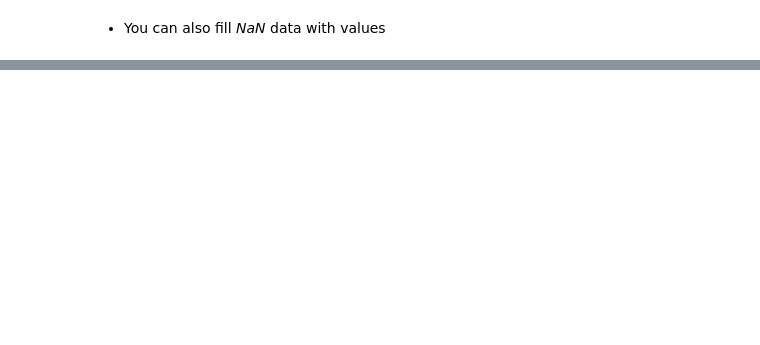
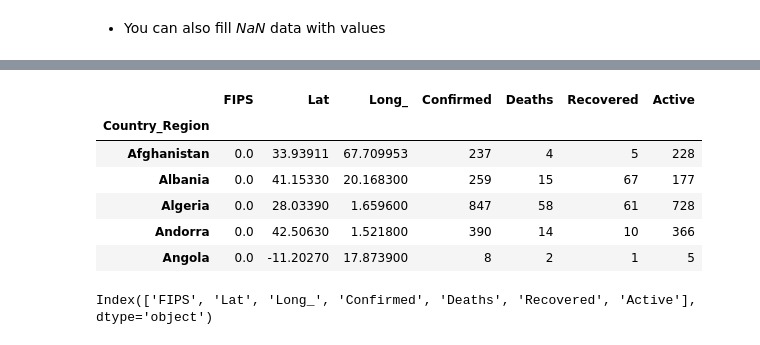
Before and after one commit to SeiwonPark/python-pandas, a Jupyter notebook: analyze_covid19_data.ipynb, the cells around one changed output, grey strips where cells are left out. Cells and saved outputs as stored; diff of their text form; code cells hidden in the pictures; blank space fills up the shorter version.

```diff
--- a/analyze_covid19_data.ipynb
+++ b/analyze_covid19_data.ipynb
@@ -341,0 +346,3 @@ doc.head()
+# %%
+doc = pd.read_csv("Examples/COVID-19-master/csse_covid_19_data/csse_covid_19_daily_reports/04-01-2020.csv", encoding='utf-8-sig')
+doc.head()
@@ -341,0 +356,15 @@ doc.head()
+# %%
+doc = doc.groupby('Country_Region').sum()
+doc.head()
+# %% [output]
+|  | FIPS | Lat | Long_ | Confirmed | Deaths | Recovered | Active |
+| Country_Region |  |  |  |  |  |  |  |
+| Afghanistan | 0.0 | 33.93911 | 67.709953 | 237 | 4 | 5 | 228 |
+| Albania | 0.0 | 41.15330 | 20.168300 | 259 | 15 | 67 | 177 |
+| Algeria | 0.0 | 28.03390 | 1.659600 | 847 | 58 | 61 | 728 |
+| Andorra | 0.0 | 42.50630 | 1.521800 | 390 | 14 | 10 | 366 |
+| Angola | 0.0 | -11.20270 | 17.873900 | 8 | 2 | 1 | 5 |
+# %%
+doc.columns
+# %% [output]
+Index(['FIPS', 'Lat', 'Long_', 'Confirmed', 'Deaths', 'Recovered', 'Active'], dtype='object')
```
Also changed, not shown: parts of 15 cells of this notebook, 2 other files.
